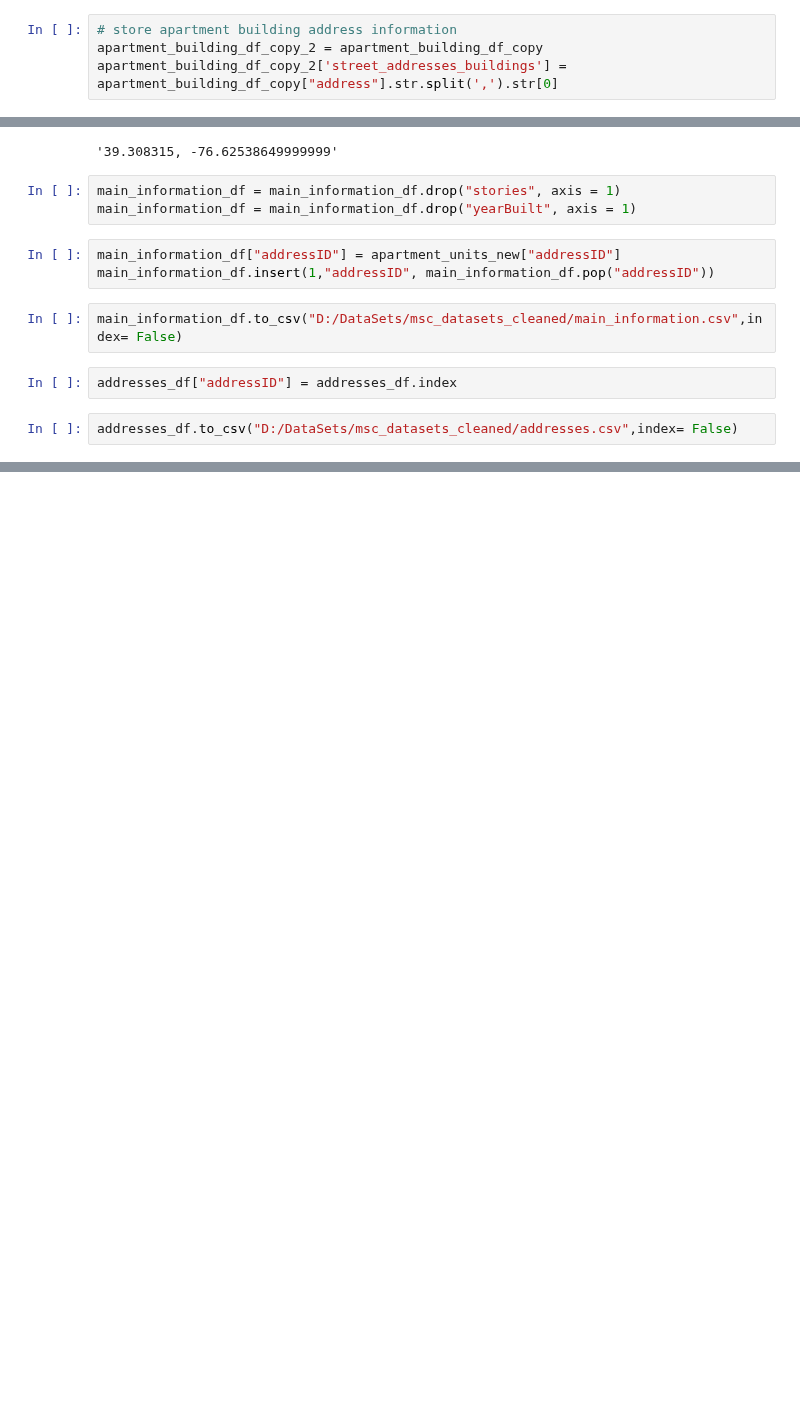
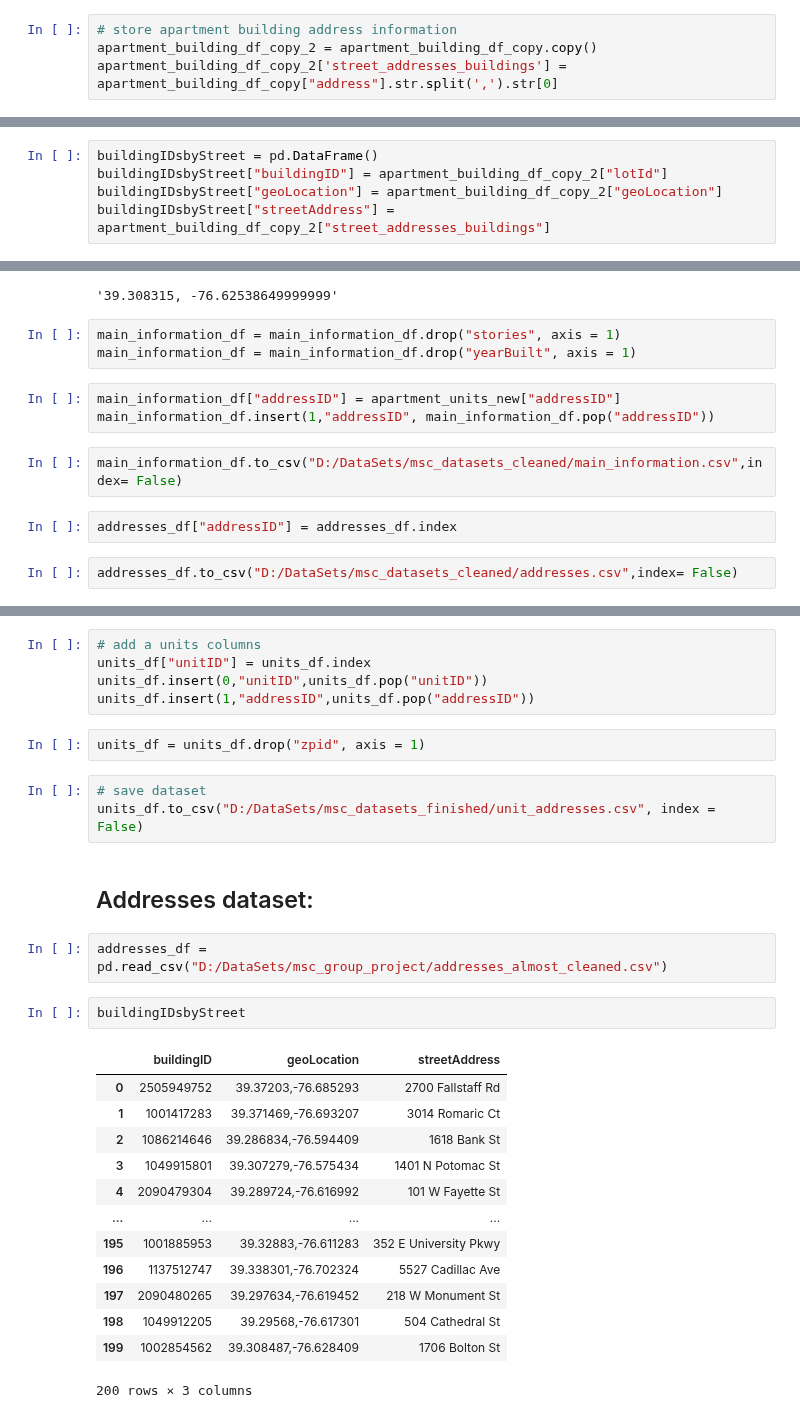
Before and after one commit to oisintheginger/mscfinalproject, a Jupyter notebook: sean_notebooks/cleaning_2.ipynb, the cells around one changed output, grey strips where cells are left out. Drawn from its saved outputs; the diff is of its cells as text; blank space fills up the shorter version.

```diff
--- a/sean_notebooks/cleaning_2.ipynb
+++ b/sean_notebooks/cleaning_2.ipynb
@@ -248,5 +252,5 @@ len(apartment_building_df_copy)
 200
 # %%
 # store apartment building address information
-apartment_building_df_copy_2 = apartment_building_df_copy
+apartment_building_df_copy_2 = apartment_building_df_copy.copy()
 apartment_building_df_copy_2['street_addresses_buildings'] = apartment_building_df_copy["address"].str.split(',').str[0]
@@ -253,3 +259,8 @@ apartment_building_df_copy_2['street_addresses_buildings'] = apartment_building_
+# %%
+buildingIDsbyStreet = pd.DataFrame()
+buildingIDsbyStreet["buildingID"] = apartment_building_df_copy_2["lotId"]
+buildingIDsbyStreet["geoLocation"] = apartment_building_df_copy_2["geoLocation"]
+buildingIDsbyStreet["streetAddress"] = apartment_building_df_copy_2["street_addresses_buildings"]
 # %%
 # remove unneeded columns
 columns_to_remove = ["buildingType","buildingName","longitude","latitude","address", "fees","buildingStatus","street_addresses_buildings"]
@@ -850,0 +1083,30 @@ addresses_df.to_csv("D:/DataSets/msc_datasets_cleaned/addresses.csv",index= Fals
+# %%
+# add a units columns
+units_df["unitID"] = units_df.index
+units_df.insert(0,"unitID",units_df.pop("unitID"))
+units_df.insert(1,"addressID",units_df.pop("addressID"))
+# %%
+units_df = units_df.drop("zpid", axis = 1)
+# %%
+# save dataset
+units_df.to_csv("D:/DataSets/msc_datasets_finished/unit_addresses.csv", index = False)
+# %% [markdown]
+## Addresses dataset:
+# %%
+addresses_df = pd.read_csv("D:/DataSets/msc_group_project/addresses_almost_cleaned.csv")
+# %%
+buildingIDsbyStreet
+# %% [output]
+|  | buildingID | geoLocation | streetAddress |
+| 0 | 2505949752 | 39.37203,-76.685293 | 2700 Fallstaff Rd |
+| 1 | 1001417283 | 39.371469,-76.693207 | 3014 Romaric Ct |
+| 2 | 1086214646 | 39.286834,-76.594409 | 1618 Bank St |
+| 3 | 1049915801 | 39.307279,-76.575434 | 1401 N Potomac St |
+| 4 | 2090479304 | 39.289724,-76.616992 | 101 W Fayette St |
+| ... | ... | ... | ... |
+| 195 | 1001885953 | 39.32883,-76.611283 | 352 E University Pkwy |
+| 196 | 1137512747 | 39.338301,-76.702324 | 5527 Cadillac Ave |
+| 197 | 2090480265 | 39.297634,-76.619452 | 218 W Monument St |
+| 198 | 1049912205 | 39.29568,-76.617301 | 504 Cathedral St |
+| 199 | 1002854562 | 39.308487,-76.628409 | 1706 Bolton St |
+200 rows × 3 columns
```
Also changed, not shown: parts of 45 cells of this notebook.
